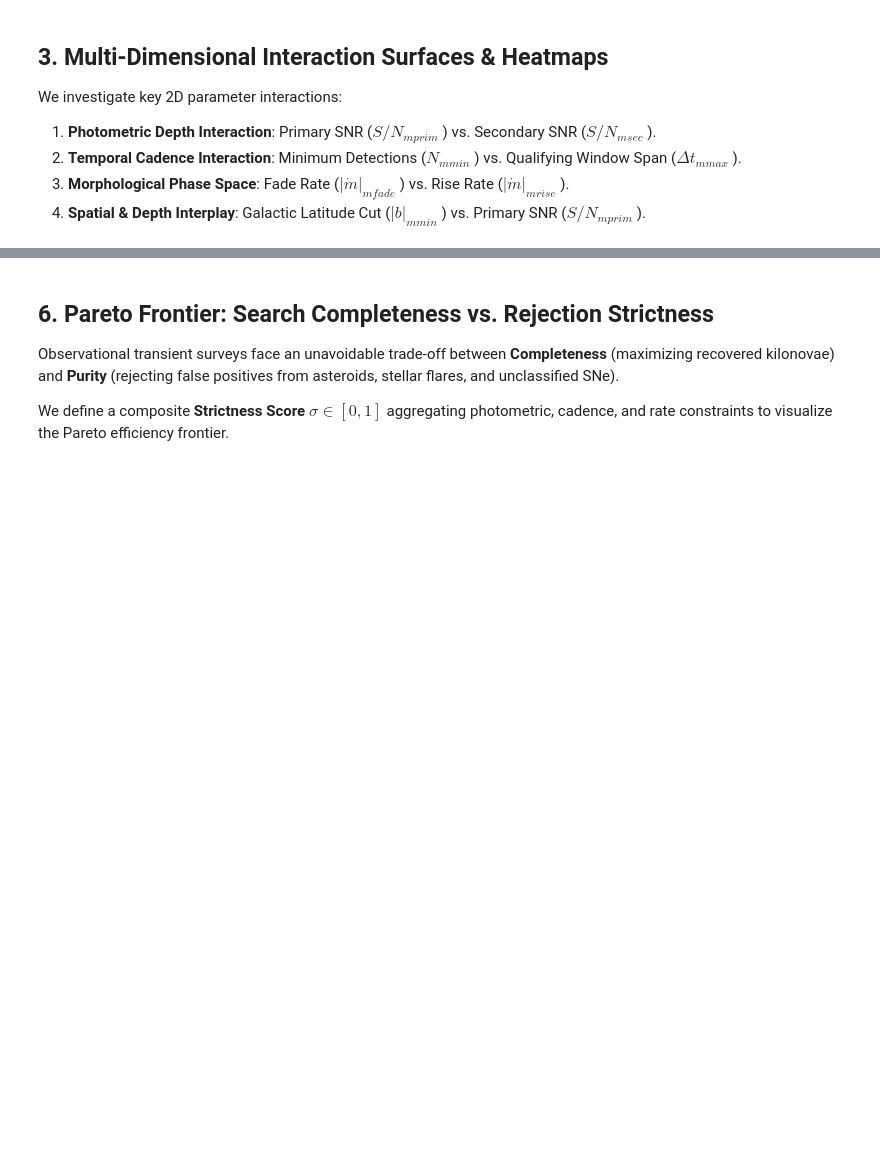
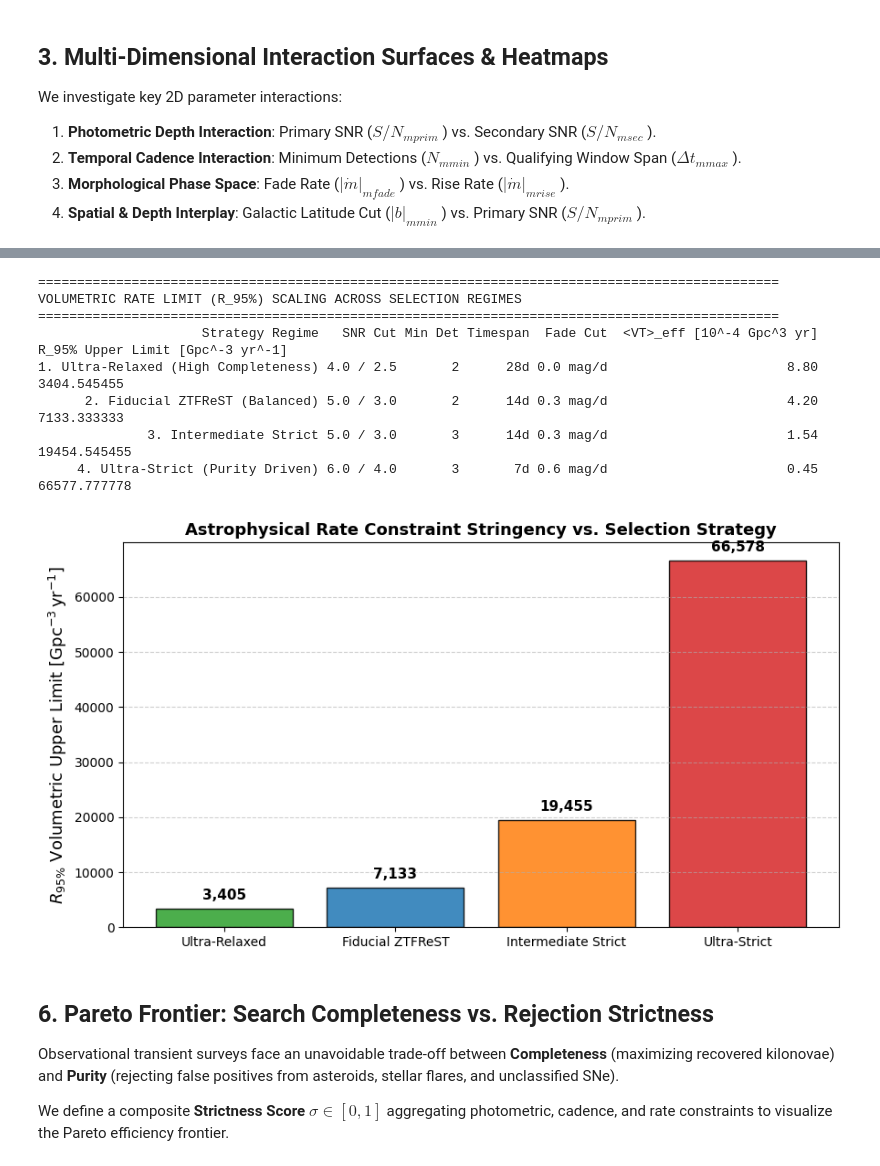
Before and after one commit to tylerbarna/kn-rates, a Jupyter notebook: notebooks/02_granular_criteria_sweep_analysis.ipynb, the cells around one changed output, grey strips where cells are left out. Drawn from its saved outputs; the diff is of its cells as text; code cells hidden in the pictures; blank space fills up the shorter version.

```diff
--- a/notebooks/02_granular_criteria_sweep_analysis.ipynb
+++ b/notebooks/02_granular_criteria_sweep_analysis.ipynb
@@ -409,34 +448,44 @@ for r in regimes:
     rate_table.append({
         'Strategy Regime': r['name'],
         'SNR Cut': r['snr'],
         'Min Det': r['ndet'],
         'Timespan': r['span'],
         'Fade Cut': r['fade'],
         '<VT>_eff [10^-4 Gpc^3 yr]': r['vt_eff'] * 1e4,
         'R_95% Upper Limit [Gpc^-3 yr^-1]': r95
     })
 
 rate_df = pd.DataFrame(rate_table)
 print("=" * 95)
 print("VOLUMETRIC RATE LIMIT (R_95%) SCALING ACROSS SELECTION REGIMES")
 print("=" * 95)
 print(rate_df.to_string(index=False))
 
 # Plotting Rate Limit Penalty
 fig, ax = plt.subplots(figsize=(9, 5))
-names = [r['Strategy Regime'].split('.')[1].strip().split('(')[0] for r in regimes]
+names = [r['name'].split('.', 1)[1].strip().split('(')[0].strip() for r in regimes]
 r95_vals = [r['R_95% Upper Limit [Gpc^-3 yr^-1]'] for r in rate_table]
 bars = ax.bar(names, r95_vals, color=['#2ca02c', '#1f77b4', '#ff7f0e', '#d62728'], edgecolor='black', alpha=0.85)
 ax.set_ylabel(r'$R_{95\%}$ Volumetric Upper Limit [$\rm{Gpc}^{-3}\,\rm{yr}^{-1}$]')
 ax.set_title('Astrophysical Rate Constraint Stringency vs. Selection Strategy', fontweight='bold')
 ax.grid(True, linestyle='--', alpha=0.6, axis='y')
 
 for bar in bars:
     yval = bar.get_height()
     ax.text(bar.get_x() + bar.get_width()/2.0, yval + 1200, f"{yval:,.0f}", ha='center', va='bottom', fontweight='bold')
 
 plt.tight_layout()
 plt.show()
+# %% [output]
+===============================================================================================
+VOLUMETRIC RATE LIMIT (R_95%) SCALING ACROSS SELECTION REGIMES
+===============================================================================================
+                     Strategy Regime   SNR Cut Min Det Timespan  Fade Cut  <VT>_eff [10^-4 Gpc^3 yr]  R_95% Upper Limit [Gpc^-3 yr^-1]
+1. Ultra-Relaxed (High Completeness) 4.0 / 2.5       2      28d 0.0 mag/d                       8.80                       3404.545455
+      2. Fiducial ZTFReST (Balanced) 5.0 / 3.0       2      14d 0.3 mag/d                       4.20                       7133.333333
+              3. Intermediate Strict 5.0 / 3.0       3      14d 0.3 mag/d                       1.54                      19454.545455
+     4. Ultra-Strict (Purity Driven) 6.0 / 4.0       3       7d 0.6 mag/d                       0.45                      66577.777778
+[figure, added]
 # %% [markdown]
 ## 6. Pareto Frontier: Search Completeness vs. Rejection Strictness
 
```
Also changed, not shown: parts of 10 cells of this notebook, 6 other files.
